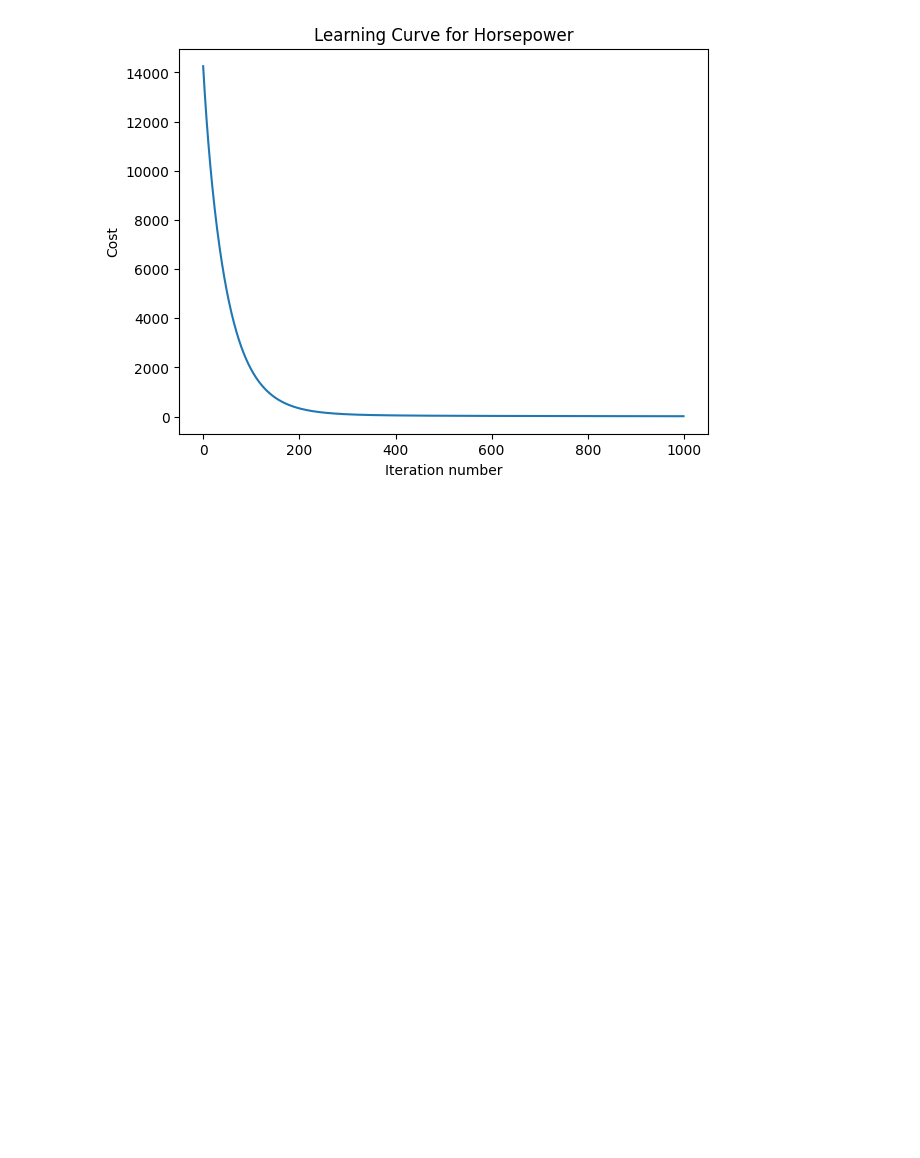
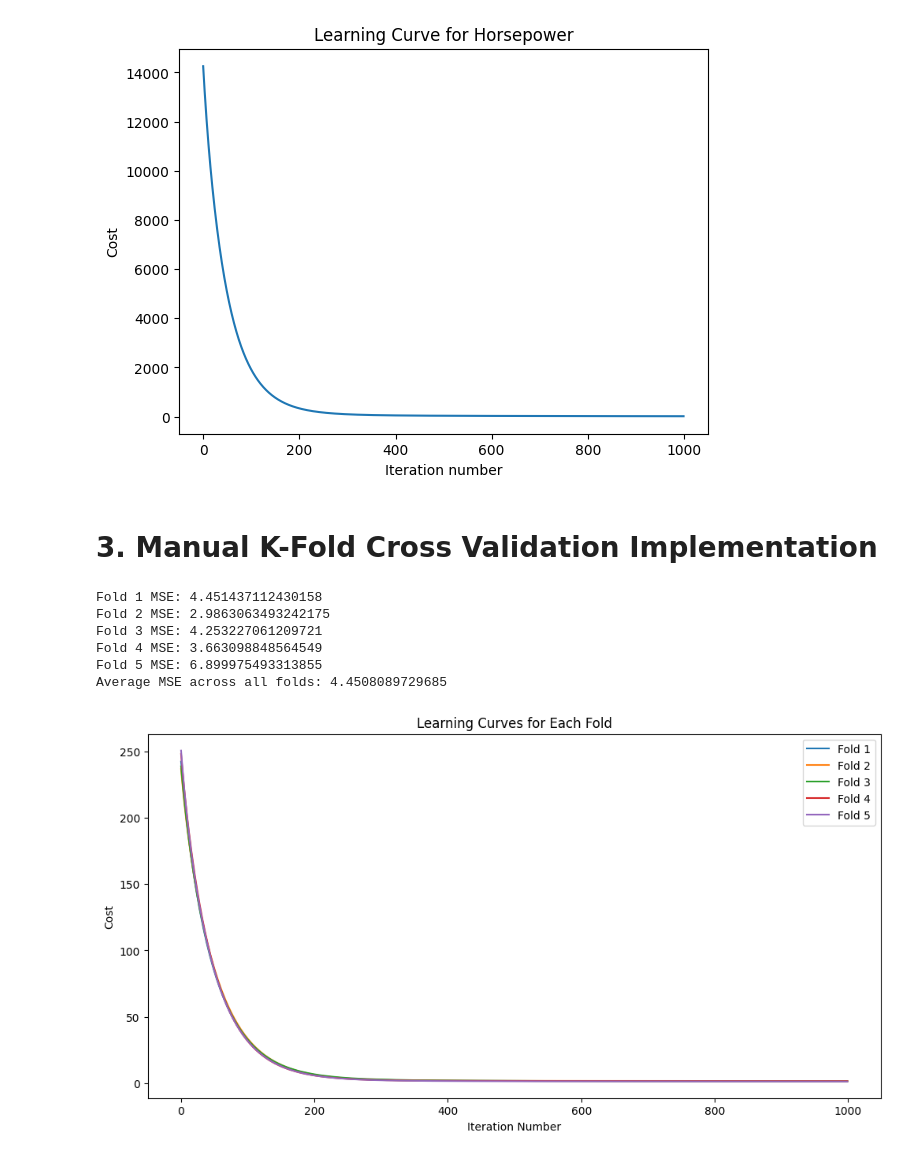
Before and after one commit to eslami200117/Data-Science, a Jupyter notebook: CA5/CA5.ipynb, the cells around one changed output. Cells and saved outputs as stored; diff of their text form; code cells hidden in the pictures; blank space fills up the shorter version.

```diff
--- a/CA5/CA5.ipynb
+++ b/CA5/CA5.ipynb
@@ -381,3 +381,74 @@ plt.ylabel('Cost')
 plt.show()
 # %% [output]
 [figure]
+# %% [markdown]
+# 3. Manual K-Fold Cross Validation Implementation
+# %%
+features = df_car.drop(columns=['Price in Thousands', 'Horsepower'])
+target = df_car['Price in Thousands']  # can be changed to 'Horsepower'
+
+# Normalize features
+features_normalized = (features - features.mean()) / features.std()
+
+# Convert to NumPy arrays for easier manipulation
+X = features_normalized.values
+y = target.values
+
+def k_fold_split(X, y, K=5):
+    """ Split the dataset into K folds """
+    indices = np.arange(len(X))
+    np.random.shuffle(indices)
+    fold_sizes = np.full(K, len(X) // K, dtype=int)
+    fold_sizes[:len(X) % K] += 1
+    current = 0
+    folds = []
+    for fold_size in fold_sizes:
+        start, stop = current, current + fold_size
+        folds.append((indices[start:stop], np.concatenate([indices[:start], indices[stop:]])))
+        current = stop
+    return folds
+
+def train_and_evaluate(X_train, y_train, X_test, y_test, learning_rate, iterations):
+    weights = initialize_weights(X_train.shape[1])
+    weights, cost_history = gradient_descent(X_train, y_train, weights, learning_rate, iterations)
+    predictions = predict(X_test, weights)
+    mse = np.mean((predictions - y_test) ** 2)
+    return mse, cost_history
+
+# Perform K-Fold Cross Validation
+K = 5
+folds = k_fold_split(X, y, K)
+mse_scores = []
+all_cost_histories = []
+
+for i, (test_idx, train_idx) in enumerate(folds):
+    X_train, y_train = X[train_idx], y[train_idx]
+    X_test, y_test = X[test_idx], y[test_idx]
+
+    mse, cost_history = train_and_evaluate(X_train, y_train, X_test, y_test, 0.01, 1000)
+    mse_scores.append(mse)
+    all_cost_histories.append(cost_history)
+
+    print(f"Fold {i+1} MSE: {mse}")
+
+print(f"Average MSE across all folds: {np.mean(mse_scores)}")
+# %% [output]
+Fold 1 MSE: 4.451437112430158
+Fold 2 MSE: 2.9863063493242175
+Fold 3 MSE: 4.253227061209721
+Fold 4 MSE: 3.663098848564549
+Fold 5 MSE: 6.899975493313855
+Average MSE across all folds: 4.4508089729685
+# %%
+# Plotting learning curves for each fold
+plt.figure(figsize=(12, 6))
+for i in range(K):
+    plt.plot(all_cost_histories[i], label=f'Fold {i+1}')
+
+plt.title('Learning Curves for Each Fold')
+plt.xlabel('Iteration Number')
+plt.ylabel('Cost')
+plt.legend()
+plt.show()
+# %% [output]
+[figure, added]
```
Also changed, not shown: parts of 3 cells of this notebook.
